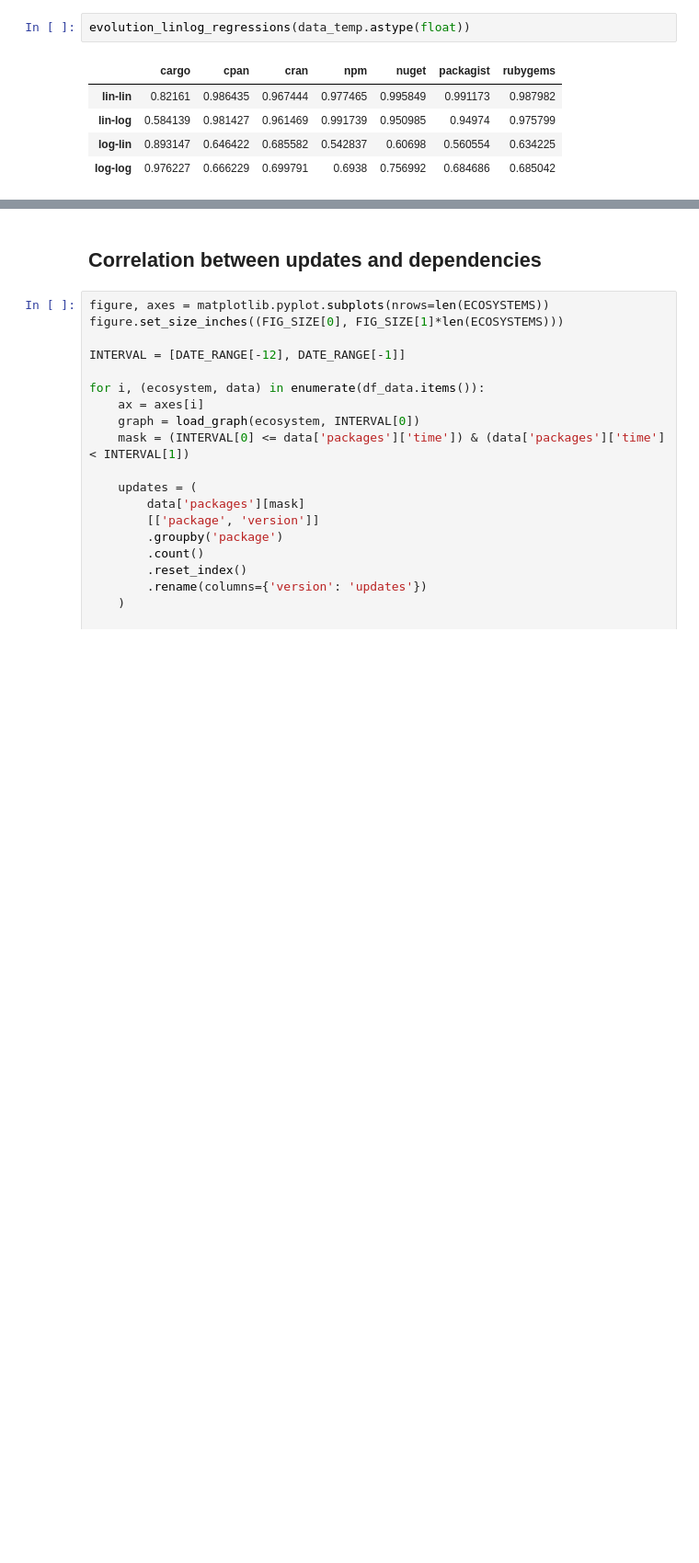
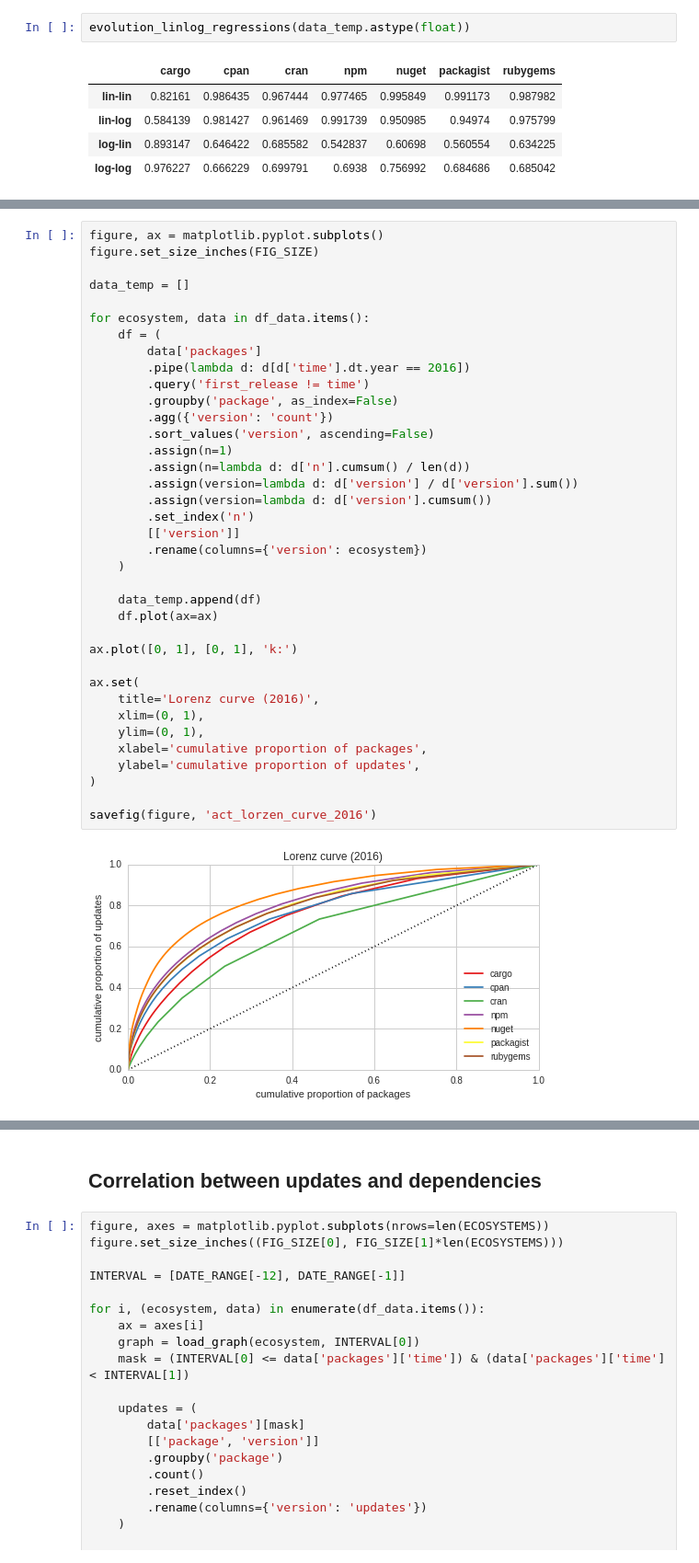
Before and after one commit to AlexandreDecan/ecos-emse, a Jupyter notebook: notebooks/Ecosystem activity.ipynb, the cells around one changed output, grey strips where cells are left out. Shown at 92% size. Saved outputs shown, nothing was run; the diff lists cells and outputs as text; blank space fills up the shorter version.

Commit message:
Lorzen curve

```diff
--- a/notebooks/Ecosystem activity.ipynb
+++ b/notebooks/Ecosystem activity.ipynb
@@ -736,0 +755,39 @@ evolution_linlog_regressions(data_temp.astype(float))
+# %%
+figure, ax = matplotlib.pyplot.subplots()
+figure.set_size_inches(FIG_SIZE)
+
+data_temp = []
+
+for ecosystem, data in df_data.items():
+    df = (
+        data['packages']
+        .pipe(lambda d: d[d['time'].dt.year == 2016])
+        .query('first_release != time')
+        .groupby('package', as_index=False)
+        .agg({'version': 'count'})
+        .sort_values('version', ascending=False)
+        .assign(n=1)
+        .assign(n=lambda d: d['n'].cumsum() / len(d))
+        .assign(version=lambda d: d['version'] / d['version'].sum())
+        .assign(version=lambda d: d['version'].cumsum())
+        .set_index('n')
+        [['version']]
+        .rename(columns={'version': ecosystem})
+    )
+
+    data_temp.append(df)
+    df.plot(ax=ax)
+
+ax.plot([0, 1], [0, 1], 'k:')
+
+ax.set(
+    title='Lorenz curve (2016)',
+    xlim=(0, 1),
+    ylim=(0, 1),
+    xlabel='cumulative proportion of packages',
+    ylabel='cumulative proportion of updates',
+)
+
+savefig(figure, 'act_lorzen_curve_2016')
+# %% [output]
+[figure, added]
```
Also changed, not shown: parts of 4 cells of this notebook, 1 other file.
